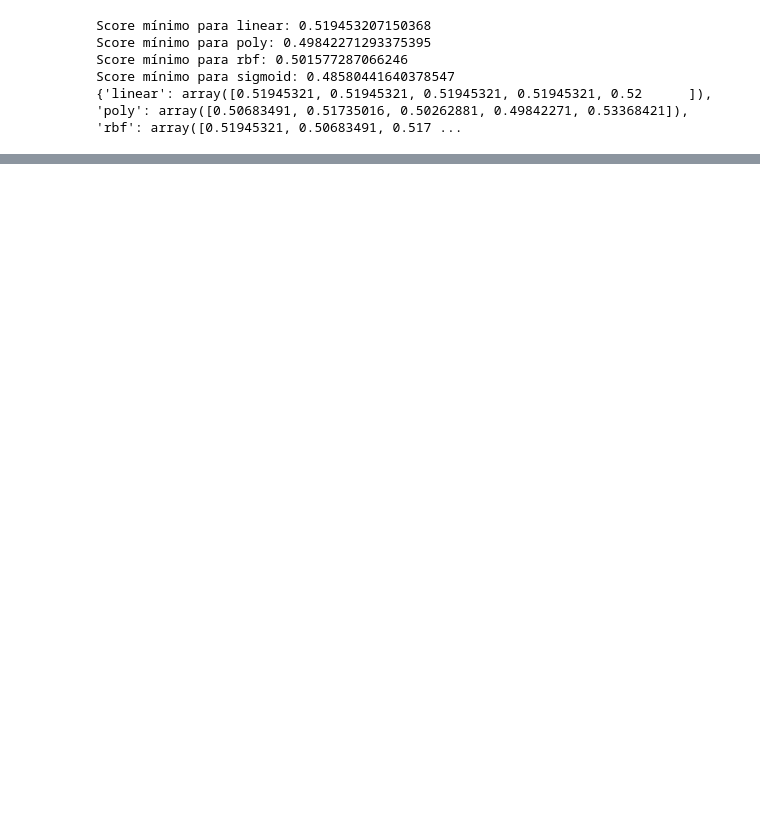
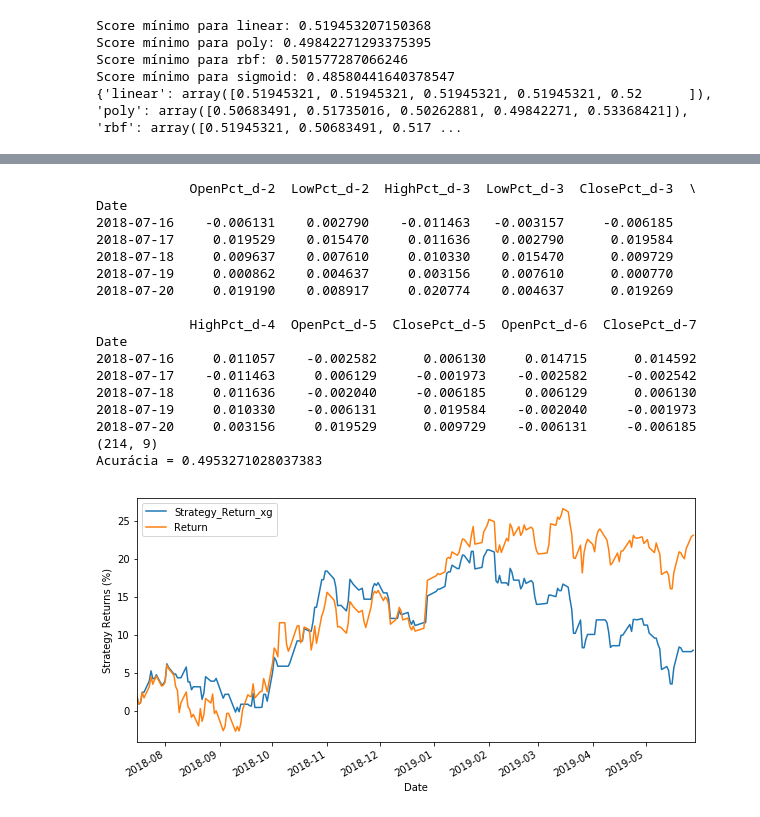
Before and after one commit to leotavares/machinelearning-2019.1, a Jupyter notebook: Trabalho 1/Trabalho 1 - Classificação.ipynb, the cells around one changed output, grey strips where cells are left out. Cells and saved outputs as stored; diff of their text form; code cells hidden in the pictures; blank space fills up the shorter version.

Commit message:
Adicionando novos testes

```diff
--- a/Trabalho 1/Trabalho 1 - Classificação.ipynb
+++ b/Trabalho 1/Trabalho 1 - Classificação.ipynb
@@ -327,0 +295,67 @@ Date
+# %%
+#conferindo com outros valores
+#carregando os valores e limpando os dados
+bvsp_novo = pd.read_csv("^GSPC.csv",parse_dates=['Date'],index_col='Date')
+
+#remove os valores "de lado", passando para alta ou baixa
+bvsp_novo['Class']=bvsp_novo['Class'].astype('category')
+
+#transformando valores absolutos em percetuais
+bvsp_novo['OpenPct']=bvsp_novo['Open'].pct_change()
+bvsp_novo['HighPct']=bvsp_novo['High'].pct_change()
+bvsp_novo['LowPct']=bvsp_novo['Low'].pct_change()
+bvsp_novo['ClosePct']=bvsp_novo['Close'].pct_change()
+
+#serão utilizados os valores de Percetual Change (pct_change) dos 7 dias anteriores para gerar a classe
+n_dias = 30
+bvsp_novoData = pd.DataFrame(index=bvsp_novo.index)
+for i in range(n_dias):
+    shiftedValues = bvsp_novo[['OpenPct','HighPct','LowPct','ClosePct']].shift(periods=i+1).add_suffix('_d-'+str(i+1))
+    bvsp_novoData = bvsp_novoData.join(shiftedValues)
+
+bvsp_novoData = bvsp_novoData.join(bvsp_novo['Class']).dropna()
+
+#usando informações das features importantes
+bvsp_novoImportant = bvsp_novoData[important]
+print(bvsp_novoImportant.head())
+
+#transformando os dados em numpy array
+train_data = np.array(bvsp_novoImportant.iloc[:,:-1])
+print(train_data.shape)
+
+#testando
+Df = pd.DataFrame(bvsp_novo)[bvsp_novoData.index[0]:]
+
+preds = xg_reg.predict(train_data)
+Df['Predicted_Signal_xg'] = preds
+Df['Predicted_Signal_xg'] = Df['Predicted_Signal_xg'].shift(-1)
+
+print('Acurácia = ' + str(np.sum(preds==np.where(Df['Class']=='Alta',1,0))/len(Df.index)))
+
+# calculando o retorno usando o algoritmo
+# retirado de https://www.quora.com/Can-time-series-analysis-be-used-to-predict-stock-trends/answer/Ishan-Shah-150
+Df['Return'] = np.log(Df.Close.shift(-1) / Df.Close)*100
+Df['Strategy_Return_xg'] = Df.Return * Df.Predicted_Signal_xg
+Df['Correct_Return'] = Df.Return * np.where(Df['Class'].shift(-1)=='Alta',1,0)
+Df[['Strategy_Return_xg','Return']].cumsum().plot(figsize=(10,5))
+plt.ylabel("Strategy Returns (%)")
+plt.show()
+# %% [output]
+            OpenPct_d-2  LowPct_d-2  HighPct_d-3  LowPct_d-3  ClosePct_d-3  \
+Date
+2018-07-16    -0.006131    0.002790    -0.011463   -0.003157     -0.006185
+2018-07-17     0.019529    0.015470     0.011636    0.002790      0.019584
+2018-07-18     0.009637    0.007610     0.010330    0.015470      0.009729
+2018-07-19     0.000862    0.004637     0.003156    0.007610      0.000770
+2018-07-20     0.019190    0.008917     0.020774    0.004637      0.019269
+
+            HighPct_d-4  OpenPct_d-5  ClosePct_d-5  OpenPct_d-6  ClosePct_d-7
+Date
+2018-07-16     0.011057    -0.002582      0.006130     0.014715      0.014592
+2018-07-17    -0.011463     0.006129     -0.001973    -0.002582     -0.002542
+2018-07-18     0.011636    -0.002040     -0.006185     0.006129      0.006130
+2018-07-19     0.010330    -0.006131      0.019584    -0.002040     -0.001973
+2018-07-20     0.003156     0.019529      0.009729    -0.006131     -0.006185
+(214, 9)
+Acurácia = 0.4953271028037383
+[figure, added]
```
Also changed, not shown: parts of 12 cells of this notebook, 2 other files.
